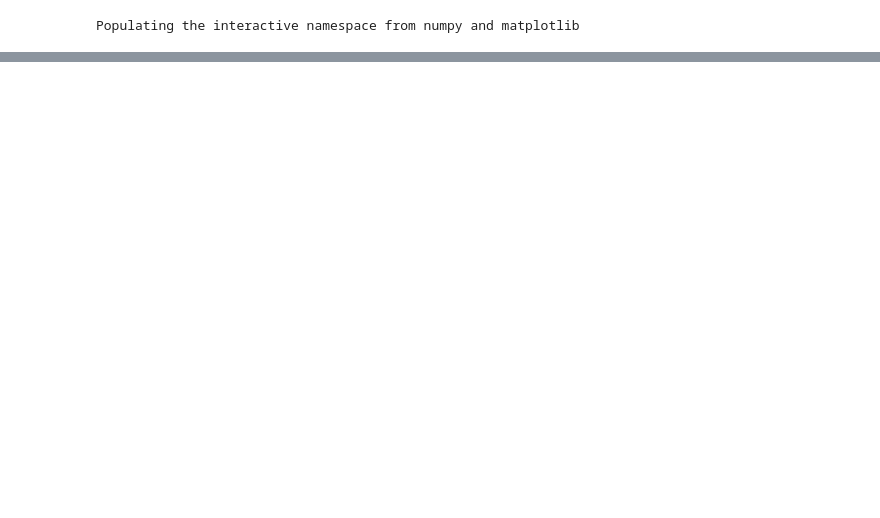
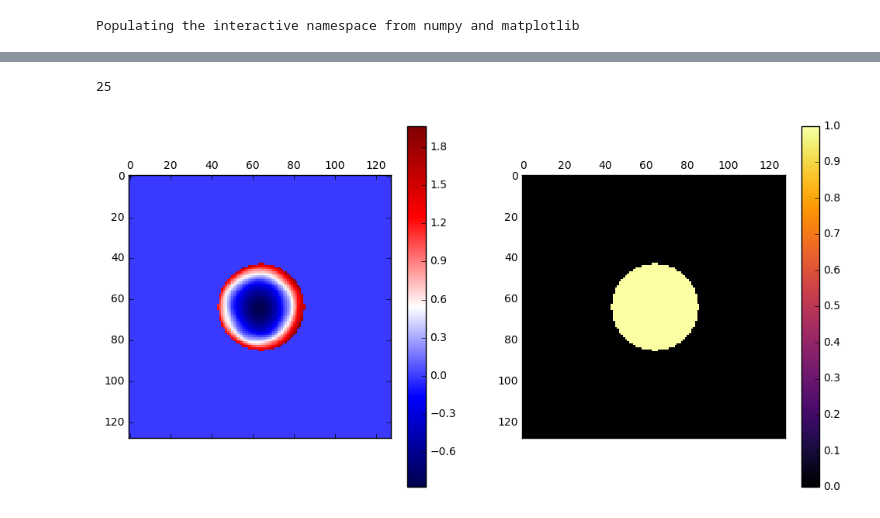
Before and after one commit to david-hoffman/pyotf, a Jupyter notebook: notebooks/Phase Retrieval.ipynb, the cells around one changed output, grey strips where cells are left out. Drawn from its saved outputs; the diff is of its cells as text; code cells hidden in the pictures; blank space fills up the shorter version.

```diff
--- a/notebooks/Phase Retrieval.ipynb
+++ b/notebooks/Phase Retrieval.ipynb
@@ -234,0 +89,29 @@ colorbar()
+# %%
+def center_data(data):
+    """Utility to center the data
+
+    Parameters
+    ----------
+    data : ndarray
+        Array of data points
+
+    Returns
+    -------
+    centered_data : ndarray same shape as data
+        data with max value at the central location of the array
+    """
+    # copy data
+    centered_data = data.copy()
+    # extract shape and max location
+    data_shape = data.shape
+    max_loc = unravel_index(data.argmax(), data_shape)
+    # iterate through dimensions and roll data to the right place
+    for i, (x0, nx) in enumerate(zip(max_loc, data_shape)):
+#         print("x0 = {}, nx = {}".format(x0, nx))
+        centered_data = roll(centered_data, (nx + 1)//2 - x0, i)
+    return centered_data
+# %%
+def remove_bg(data, multiplier=1.5):
+    """Utility that measures mode of data and subtracts it"""
+    mode = np.bincount(data.astype(int).ravel()).argmax()
+    return data - multiplier * mode
@@ -234,0 +216,11 @@ colorbar()
+# %%
+result2 = retrieve_phase2(junk, params, 25, phase_only=True)
+fig, axs = subplots(1, 2, figsize = (12, 6))
+img1 = axs[0].matshow(result2.phase, cmap="seismic")
+colorbar(img1, ax=axs[0])
+img2 = axs[1].matshow(result2.mag, cmap="inferno")
+colorbar(img2, ax=axs[1])
+len(result2.pupil_diff)
+# %% [output]
+25
+[figure, added]
```
Also changed, not shown: parts of 65 cells of this notebook, 2 other files.
